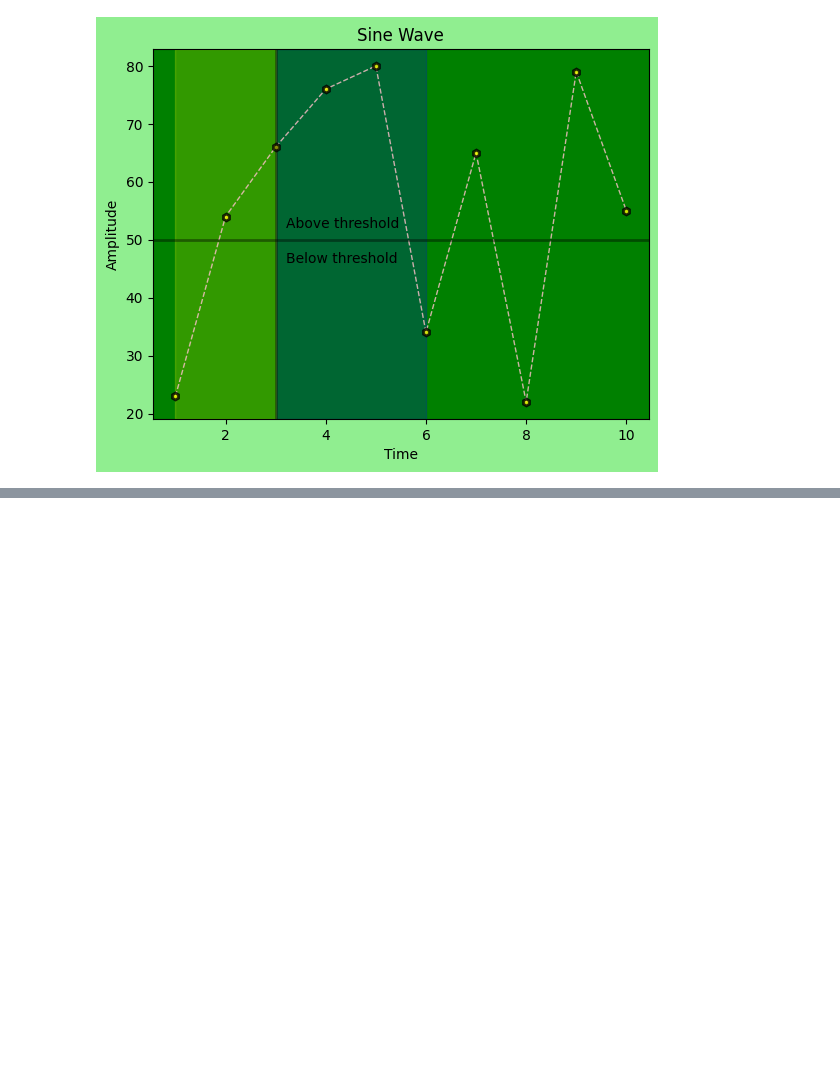
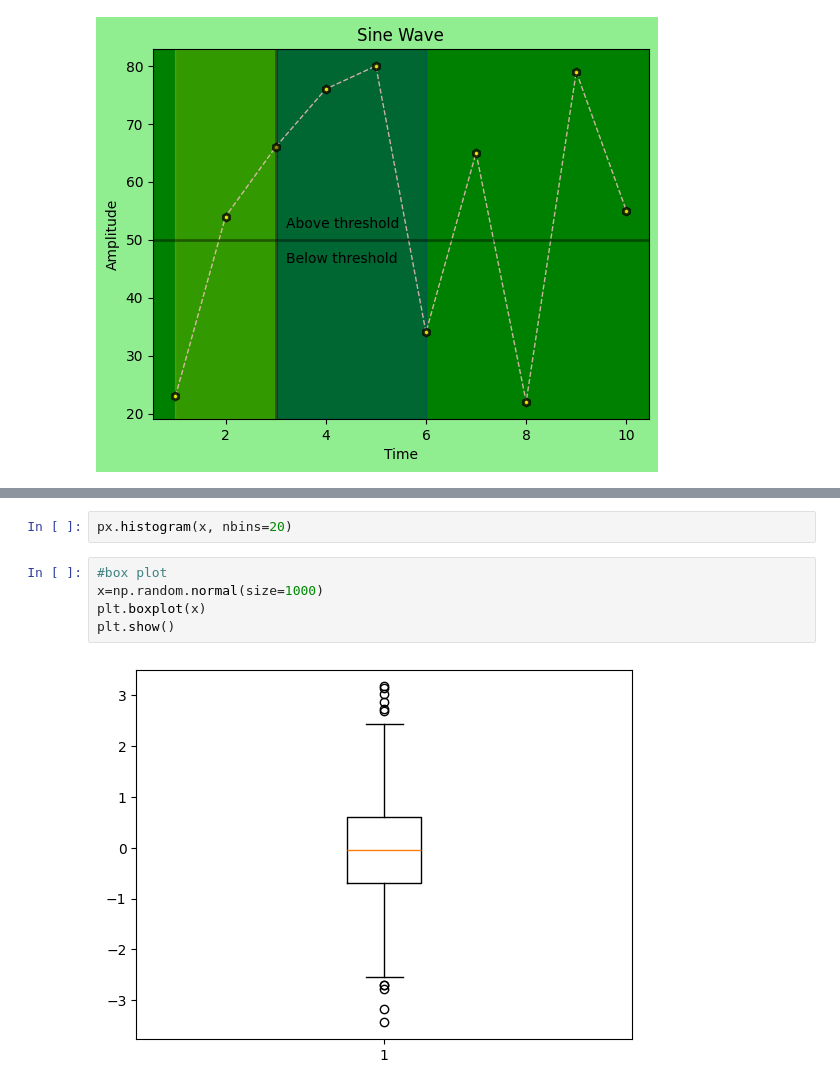
Before and after one commit to Mustufaa/Data-science, a Jupyter notebook: numpy.ipynb, the cells around one changed output, grey strips where cells are left out. Saved outputs shown, nothing was run; the diff lists cells and outputs as text; blank space fills up the shorter version.

```diff
--- a/numpy.ipynb
+++ b/numpy.ipynb
@@ -489,0 +530,9 @@ Text(0.5, 1.0, 'Scatter Plot')
+# %%
+px.histogram(x, nbins=20)
+# %%
+#box plot
+x=np.random.normal(size=1000)
+plt.boxplot(x)
+plt.show()
+# %% [output]
+[figure, added]
```
Also changed, not shown: parts of 37 cells of this notebook, 1 other file.
